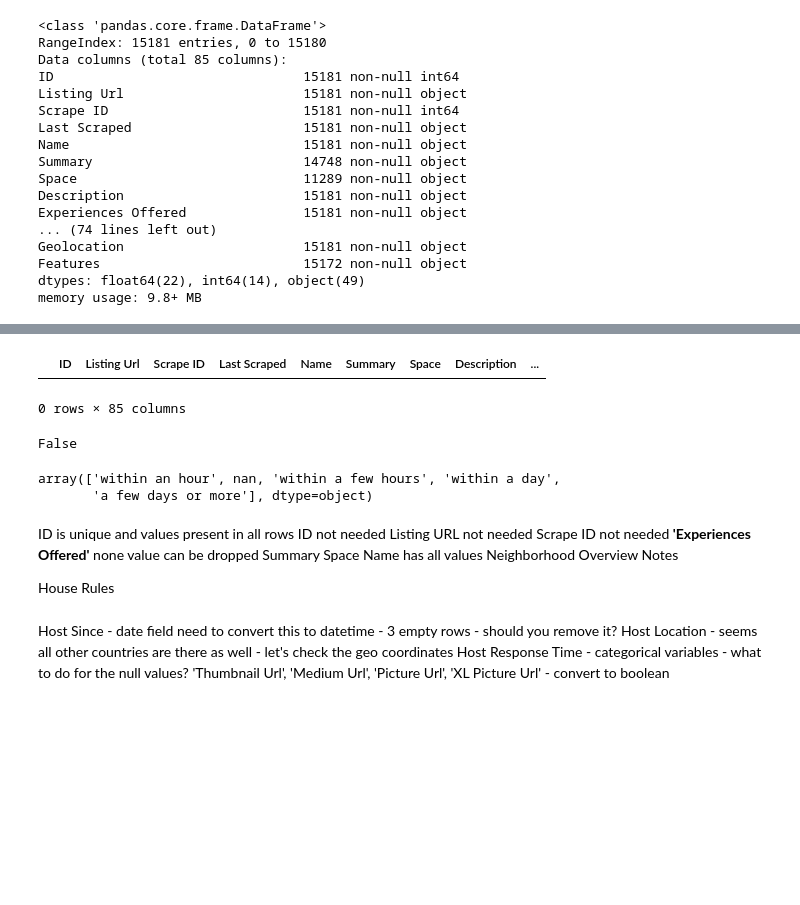
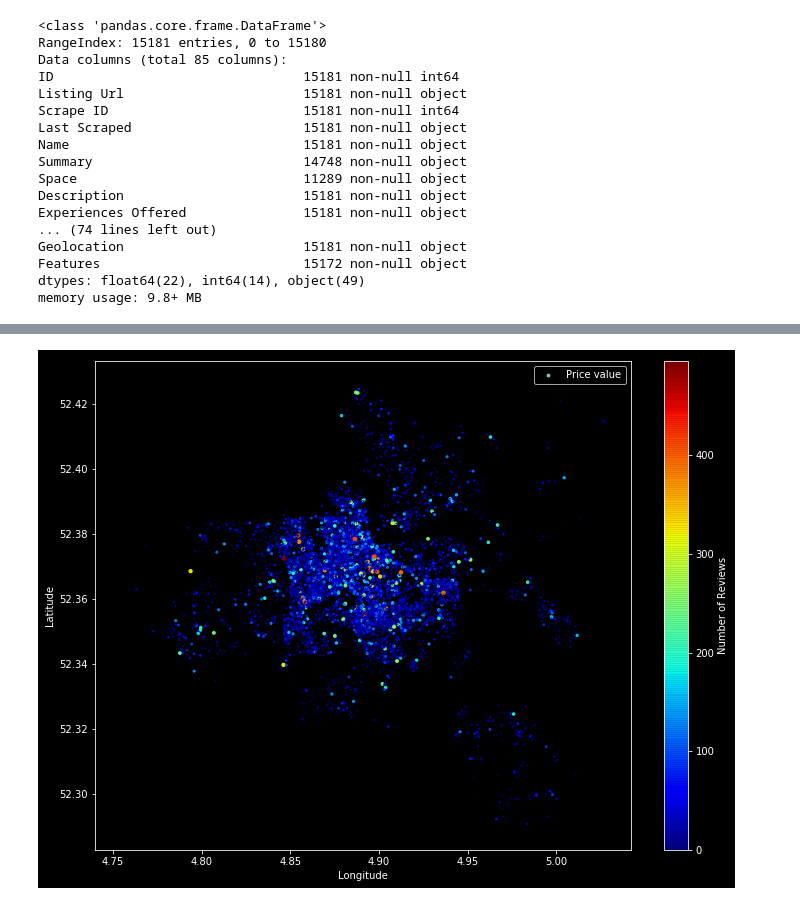
Before and after one commit to asbharath/MachineLearning, a Jupyter notebook: Airbnb.ipynb, the cells around one changed output, grey strips where cells are left out. Saved outputs shown, nothing was run; the diff lists cells and outputs as text; code cells hidden in the pictures; blank space fills up the shorter version.

Commit message:
updating the Airbnb data and adding TimeSeries

```diff
--- a/Airbnb.ipynb
+++ b/Airbnb.ipynb
@@ -2,3 +2,7 @@
 import pandas as pd
 import os
 os.getcwd()
+%matplotlib notebook
+%matplotlib inline
+import matplotlib.pyplot as plt
+plt.style.use('dark_background')
@@ -127,0 +138,4 @@ Name: Host About, dtype: object
+# %%
+%%time
+split = lambda x : len(str(x).split(','))
+airbnb['Host Verifications'] = airbnb['Host Verifications'].apply(split)
@@ -128,33 +147,10 @@ Name: Host About, dtype: object
 # %%
-
-airbnb[(airbnb['Host URL'].isnull() == True)]
+# airbnb['Host Verifications'].apply(split)
-# %% [output]
-|  | ID | Listing Url | Scrape ID | Last Scraped | Name | Summary | Space | Description | ... |
-0 rows × 85 columns
-# %%
-len(set(airbnb['Notes'])) == airbnb['Notes'].size
-# %% [output]
-False
-# %%
-airbnb['Host Response Time'].unique()
-# %% [output]
-array(['within an hour', nan, 'within a few hours', 'within a day',
-       'a few days or more'], dtype=object)
-# %% [markdown]
-ID is unique and values present in all rows
-ID not needed
-Listing URL not needed
-Scrape ID not needed
-**'Experiences Offered'** none value can be dropped
-Summary
-Space
-Name has all values
-Neighborhood Overview
-Notes
-
-House Rules
-# %% [markdown]
-Host Since - date field need to convert this to datetime - 3 empty rows - should you remove it?
-Host Location - seems all other countries are there as well - let's check the geo coordinates
-Host Response Time - categorical variables - what to do for the null values?
-'Thumbnail Url', 'Medium Url', 'Picture Url', 'XL Picture Url'  - convert to boolean
+# %%
+airbnb.plot(kind='scatter',x='Longitude',y='Latitude',alpha=0.9,
+        s = airbnb['Number of Reviews']/30,label='Price value',figsize=(12,9),
+        c = 'Number of Reviews',cmap=plt.get_cmap('jet'),colorbar=True,sharex=False)
+plt.legend()
+plt.show()
+# %% [output]
+[figure, added]
```
Also changed, not shown: parts of 12 cells of this notebook, 2 other files.
